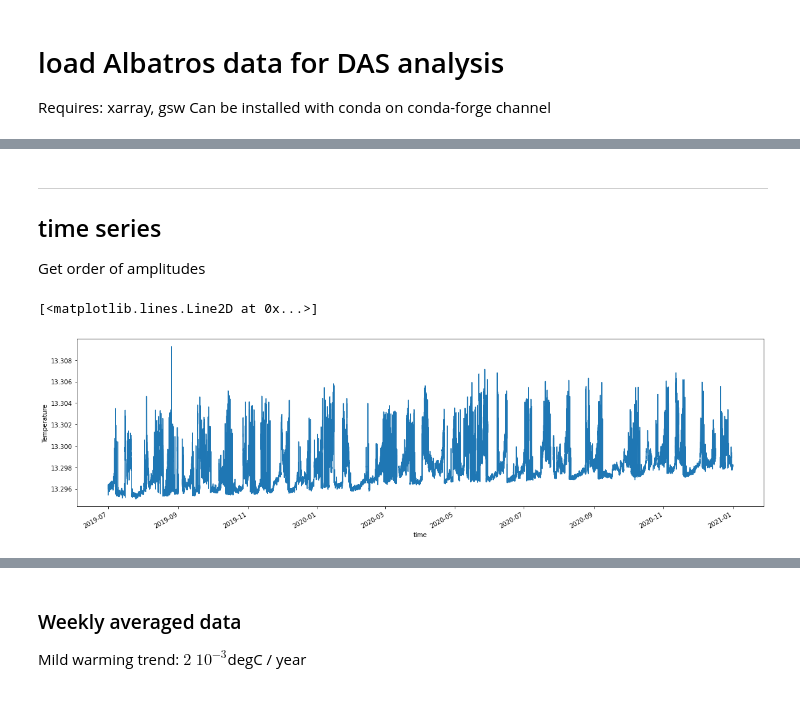
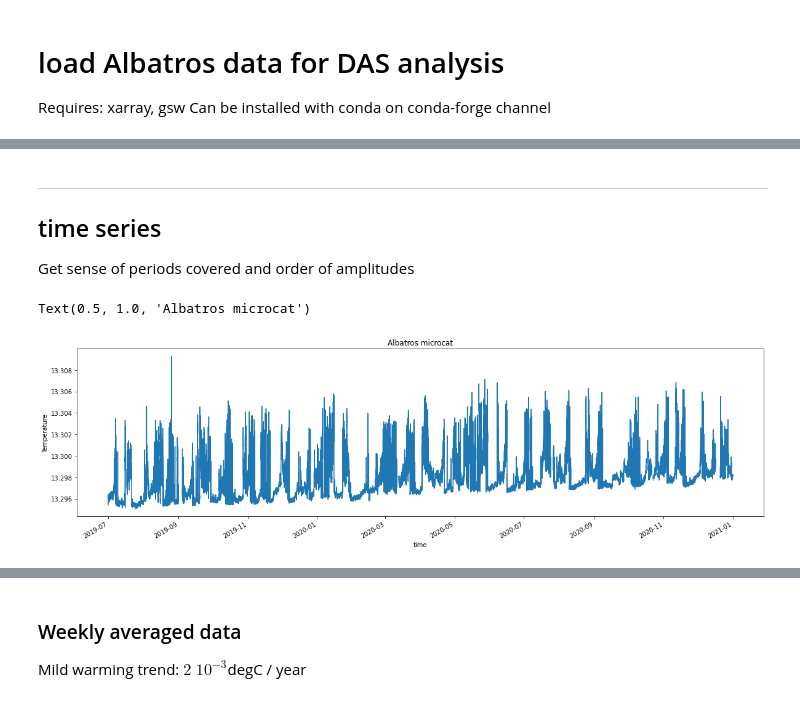
Before and after one commit to apatlpo/das_work, a Jupyter notebook: albatros.ipynb, the cells around one changed output, grey strips where cells are left out. Cells and saved outputs as stored; diff of their text form; code cells hidden in the pictures.

Commit message:
albatros update

```diff
--- a/albatros.ipynb
+++ b/albatros.ipynb
@@ -14,6 +14,8 @@ import matplotlib.pyplot as plt
 
 import gsw
 # %%
+root_dir = "emso_ligure/"
+
 def load_emso_nc(file, resample=None):
 
     ds = xr.open_dataset(file)
@@ -34,9 +36,10 @@ def load_emso_nc(file, resample=None):
 
     return ds
 # %%
-microcat_nc = "Emso_Ligure_Ouest_MII_Microcat_CSV_6272_aac2_400c.nc"
+microcat_nc = root_dir+"Emso_Ligure_Ouest_MII_Microcat_CSV_6272_aac2_400c.nc"
 
-ds = load_emso_nc(microcat_nc, resample="20min")
-da = ds.Temperature
+ds_microcat = load_emso_nc(microcat_nc, resample="20min")
+
+ds_microcat
 # %% [output]
 Median sampling interval = 3.05 minutes
@@ -56,12 +83,18 @@ ds_aqua["X_East"].plot()
+# %%
+_temp = ds_microcat["Temperature"]
+_u = ds_aqua["X_East"]
+_v = ds_aqua["Y_North"]
+_w = ds_aqua["Z_up"]
 # %% [markdown]
 ---
 
 ## time series
 
-Get order of amplitudes
+Get sense of periods covered and order of amplitudes
 # %%
 fig, ax = plt.subplots(1,1, figsize=(20,5))
-da.plot()
+_temp.plot()
+ax.set_title("Albatros microcat")
 # %% [output]
-[<matplotlib.lines.Line2D at 0x...>]
+Text(0.5, 1.0, 'Albatros microcat')
-[figure, old version]
+[figure, new version]
```
Also changed, not shown: parts of 30 cells of this notebook.
